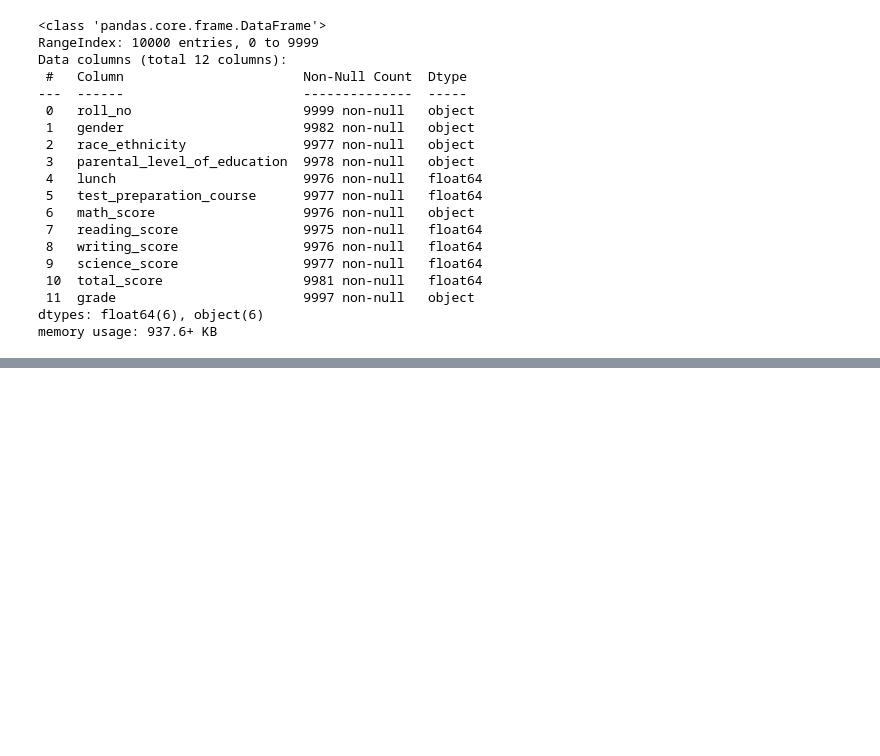
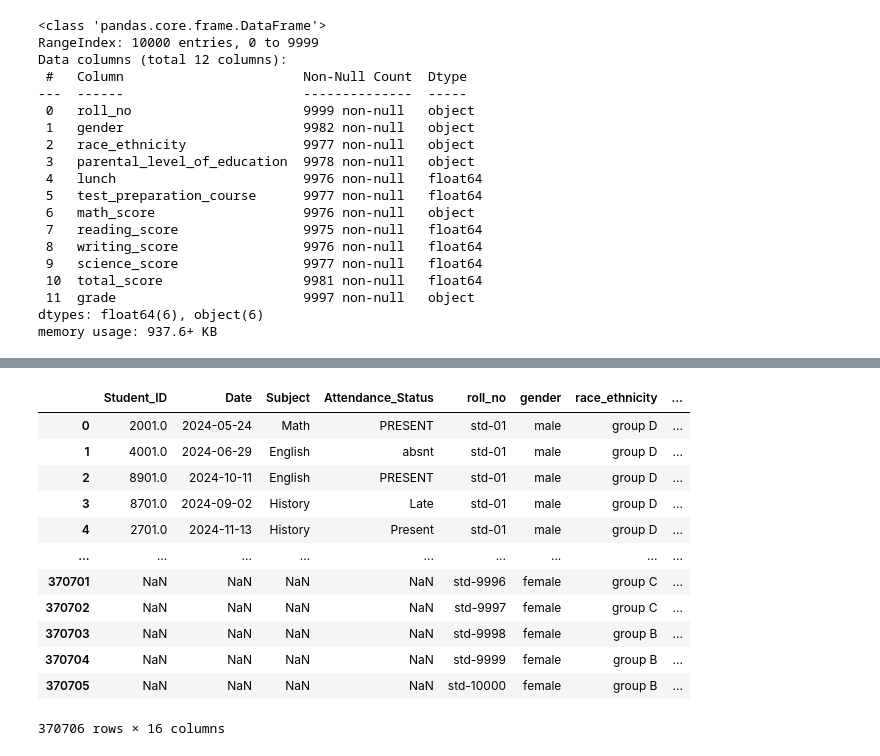
Before and after one commit to janviishere/Python-Program, a Jupyter notebook: LabWork(DWAC).ipynb, the cells around one changed output, grey strips where cells are left out. Saved outputs shown, nothing was run; the diff lists cells and outputs as text; code cells hidden in the pictures; blank space fills up the shorter version.

```diff
--- a/LabWork(DWAC).ipynb
+++ b/LabWork(DWAC).ipynb
@@ -547,0 +585,16 @@ KeyError: 'Subject'
+# %%
+pd.merge(df,df1,on="roll_no",how="right")
+# %% [output]
+|  | Student_ID | Date | Subject | Attendance_Status | roll_no | gender | race_ethnicity | ... |
+| 0 | 2001.0 | 2024-05-24 | Math | PRESENT | std-01 | male | group D | ... |
+| 1 | 4001.0 | 2024-06-29 | English | absnt | std-01 | male | group D | ... |
+| 2 | 8901.0 | 2024-10-11 | English | PRESENT | std-01 | male | group D | ... |
+| 3 | 8701.0 | 2024-09-02 | History | Late | std-01 | male | group D | ... |
+| 4 | 2701.0 | 2024-11-13 | History | Present | std-01 | male | group D | ... |
+| ... | ... | ... | ... | ... | ... | ... | ... | ... |
+| 370701 | NaN | NaN | NaN | NaN | std-9996 | female | group C | ... |
+| 370702 | NaN | NaN | NaN | NaN | std-9997 | female | group C | ... |
+| 370703 | NaN | NaN | NaN | NaN | std-9998 | female | group B | ... |
+| 370704 | NaN | NaN | NaN | NaN | std-9999 | female | group B | ... |
+| 370705 | NaN | NaN | NaN | NaN | std-10000 | female | group B | ... |
+370706 rows × 16 columns
```
Also changed, not shown: parts of 13 cells of this notebook.
